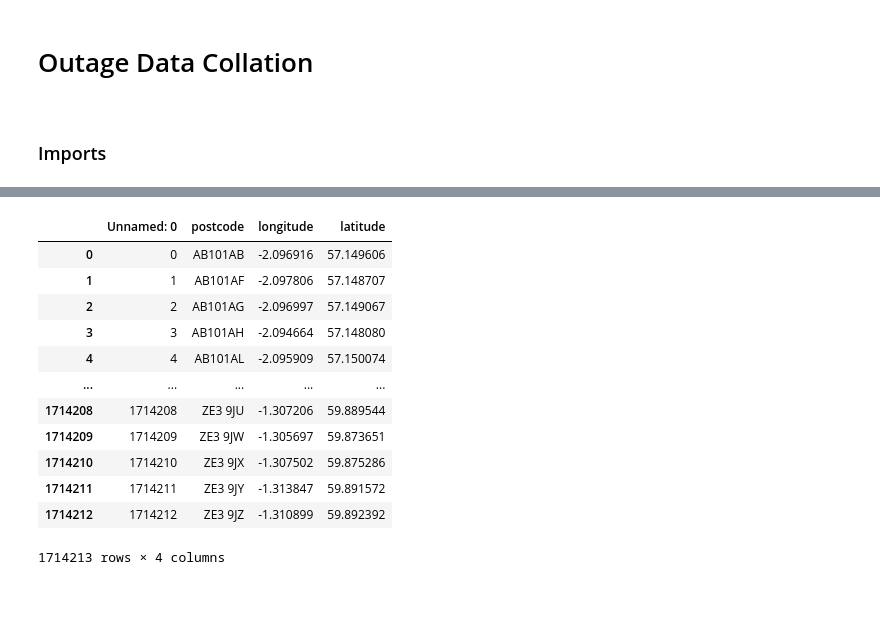
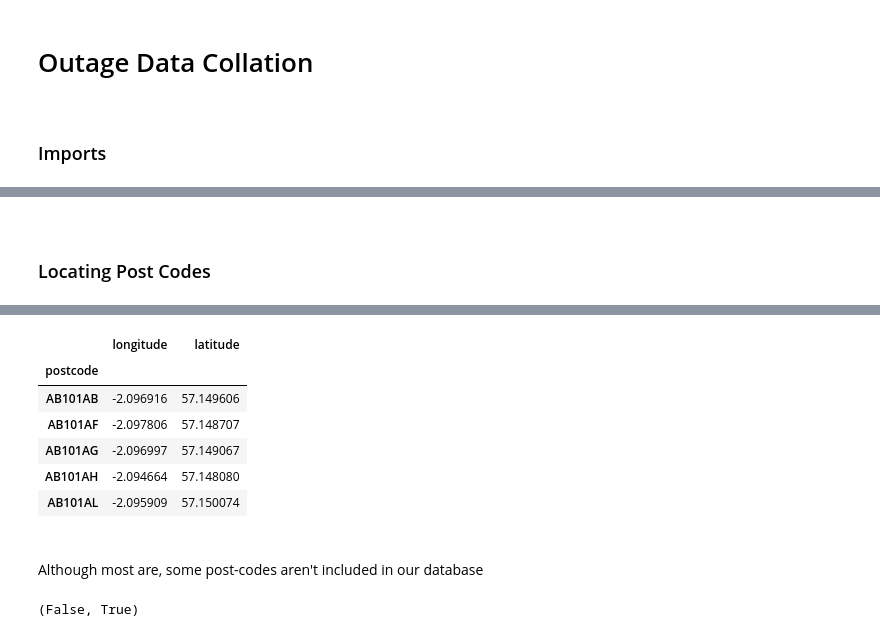
Before and after one commit to OSUKED/Outage-Watch, a Jupyter notebook: nbs/02-collation.ipynb, the cells around one changed output, grey strips where cells are left out. Cells and saved outputs as stored; diff of their text form; code cells hidden in the pictures; blank space fills up the shorter version.

```diff
--- a/nbs/02-collation.ipynb
+++ b/nbs/02-collation.ipynb
@@ -72,5 +70,12 @@ df_postcodes[['postcode', 'longitude', 'latitude']].to_csv('../data/postcodes.cs
+# %% [markdown]
+<br>
+
+### Locating Post Codes
 # %%
-df_postcodes = pd.read_csv('../data/postcodes.csv')
+%%time
 
-df_postcodes
+df_postcodes = pd.read_csv('../data/postcodes.csv', index_col='postcode')
+df_postcodes.index = df_postcodes.index.str.replace(' ', '')
+
+df_postcodes.head()
 # %% [output]
@@ -77,13 +83,7 @@ df_postcodes
-|  | Unnamed: 0 | postcode | longitude | latitude |
-| 0 | 0 | AB101AB | -2.096916 | 57.149606 |
-| 1 | 1 | AB101AF | -2.097806 | 57.148707 |
-| 2 | 2 | AB101AG | -2.096997 | 57.149067 |
-| 3 | 3 | AB101AH | -2.094664 | 57.148080 |
-| 4 | 4 | AB101AL | -2.095909 | 57.150074 |
-| ... | ... | ... | ... | ... |
-| 1714208 | 1714208 | ZE3 9JU | -1.307206 | 59.889544 |
-| 1714209 | 1714209 | ZE3 9JW | -1.305697 | 59.873651 |
-| 1714210 | 1714210 | ZE3 9JX | -1.307502 | 59.875286 |
-| 1714211 | 1714211 | ZE3 9JY | -1.313847 | 59.891572 |
-| 1714212 | 1714212 | ZE3 9JZ | -1.310899 | 59.892392 |
+|  | longitude | latitude |
+| postcode |  |  |
+| AB101AB | -2.096916 | 57.149606 |
+| AB101AF | -2.097806 | 57.148707 |
+| AB101AG | -2.096997 | 57.149067 |
+| AB101AH | -2.094664 | 57.148080 |
+| AB101AL | -2.095909 | 57.150074 |
-1714213 rows × 4 columns
@@ -95,0 +90,4 @@ df_postcodes
+# %% [markdown]
+<br>
+
+Although most are, some post-codes aren't included in our database
@@ -95,0 +96,5 @@ df_postcodes
+# %%
+(check_postcode_is_in_df('W1M1HE', df_postcodes),
+ check_postcode_is_in_df('HP41FD', df_postcodes))
+# %% [output]
+(False, True)
```
Also changed, not shown: parts of 28 cells of this notebook, 10 other files.
